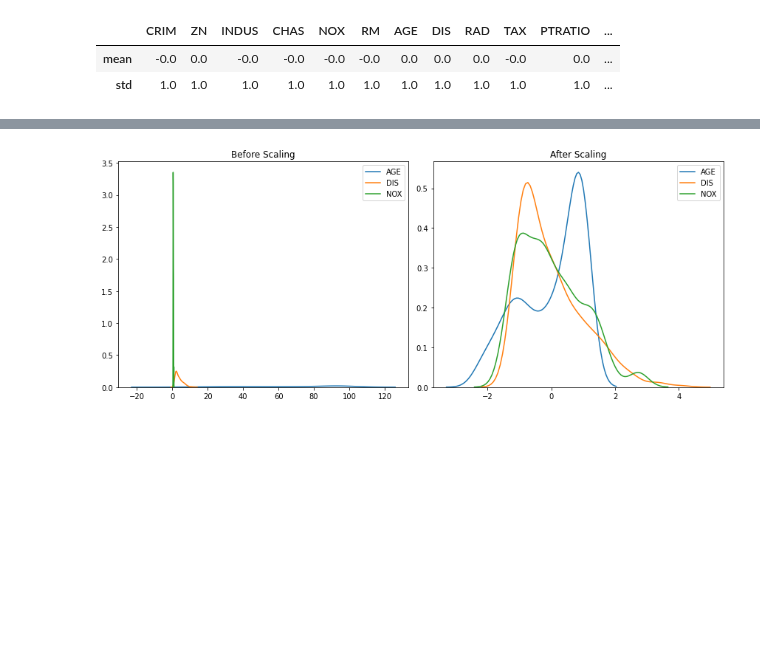
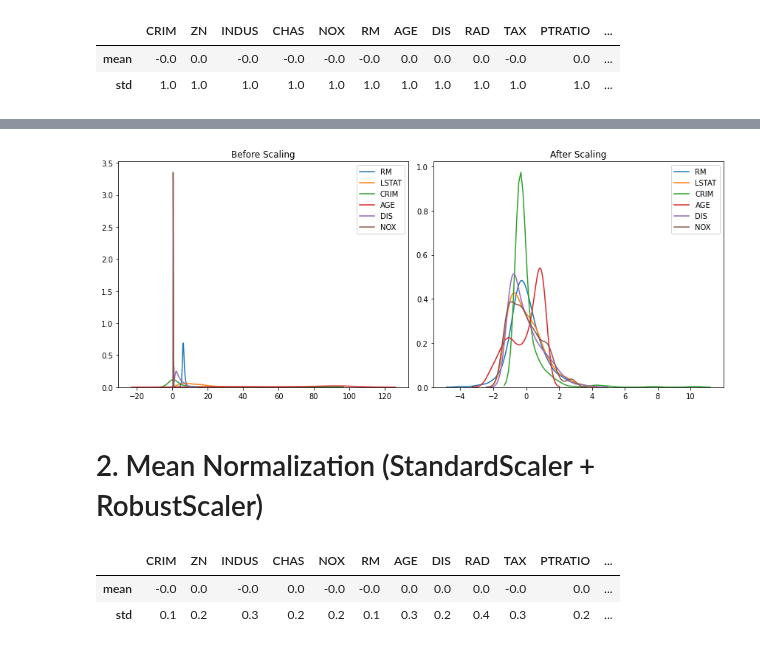
Before and after one commit to mkang32/feature-engineering, a Jupyter notebook: notebooks/6.feature_scaling/feature_scaling.ipynb, the cells around one changed output, grey strips where cells are left out. Saved outputs shown, nothing was run; the diff lists cells and outputs as text; code cells hidden in the pictures; blank space fills up the shorter version.

Commit message:
mean normalization, MinMaxScaler

```diff
--- a/notebooks/6.feature_scaling/feature_scaling.ipynb
+++ b/notebooks/6.feature_scaling/feature_scaling.ipynb
@@ -97 +106,25 @@ X_train.shape, X_test.shape
+# %%
+def plot(X_train, X_train_scaled):
+    fix, (ax1, ax2) = plt.subplots(1, 2, figsize=(12, 5))
+
+    # before sacling
+    ax1.set_title('Before Scaling')
+    sns.kdeplot(X_train['RM'], ax=ax1)
+    sns.kdeplot(X_train['LSTAT'], ax=ax1)
+    sns.kdeplot(X_train['CRIM'], ax=ax1)
+    sns.kdeplot(X_train['AGE'], ax=ax1)
+    sns.kdeplot(X_train['DIS'], ax=ax1)
+    sns.kdeplot(X_train['NOX'], ax=ax1)
+
+    # after sacling
+    ax2.set_title('After Scaling')
+    sns.kdeplot(X_train_scaled['RM'], ax=ax2)
+    sns.kdeplot(X_train_scaled['LSTAT'], ax=ax2)
+    sns.kdeplot(X_train_scaled['CRIM'], ax=ax2)
+    sns.kdeplot(X_train_scaled['AGE'], ax=ax2)
+    sns.kdeplot(X_train_scaled['DIS'], ax=ax2)
+    sns.kdeplot(X_train_scaled['NOX'], ax=ax2)
+
+    plt.tight_layout()
+    plt.show()
 # %% [markdown]
@@ -162,19 +153,6 @@ plt.show()
-# %%
-fix, (ax1, ax2) = plt.subplots(1, 2, figsize=(12, 5))
-
-# before sacling
-ax1.set_title('Before Scaling')
-sns.kdeplot(X_train['AGE'], ax=ax1)
-sns.kdeplot(X_train['DIS'], ax=ax1)
-sns.kdeplot(X_train['NOX'], ax=ax1)
-
-# after sacling
-ax2.set_title('After Scaling')
-sns.kdeplot(X_train_scaled['AGE'], ax=ax2)
-sns.kdeplot(X_train_scaled['DIS'], ax=ax2)
-sns.kdeplot(X_train_scaled['NOX'], ax=ax2)
-
-plt.tight_layout()
-plt.show()
-# %% [output]
-[figure, removed]
+# %%
+plot(X_train, X_train_scaled)
+# %% [output]
+[figure, added]
+# %% [markdown]
+# 2. Mean Normalization (StandardScaler + RobustScaler)
@@ -180,0 +182,7 @@ plt.show()
+# %%
+# transformed data: mean is all 0 but std are different
+X_train_scaled.describe().loc[['mean', 'std'], :].round(1)
+# %% [output]
+|  | CRIM | ZN | INDUS | CHAS | NOX | RM | AGE | DIS | RAD | TAX | PTRATIO | ... |
+| mean | -0.0 | 0.0 | -0.0 | 0.0 | -0.0 | -0.0 | 0.0 | 0.0 | 0.0 | -0.0 | 0.0 | ... |
+| std | 0.1 | 0.2 | 0.3 | 0.2 | 0.2 | 0.1 | 0.3 | 0.2 | 0.4 | 0.3 | 0.2 | ... |
```
Also changed, not shown: parts of 17 cells of this notebook.
